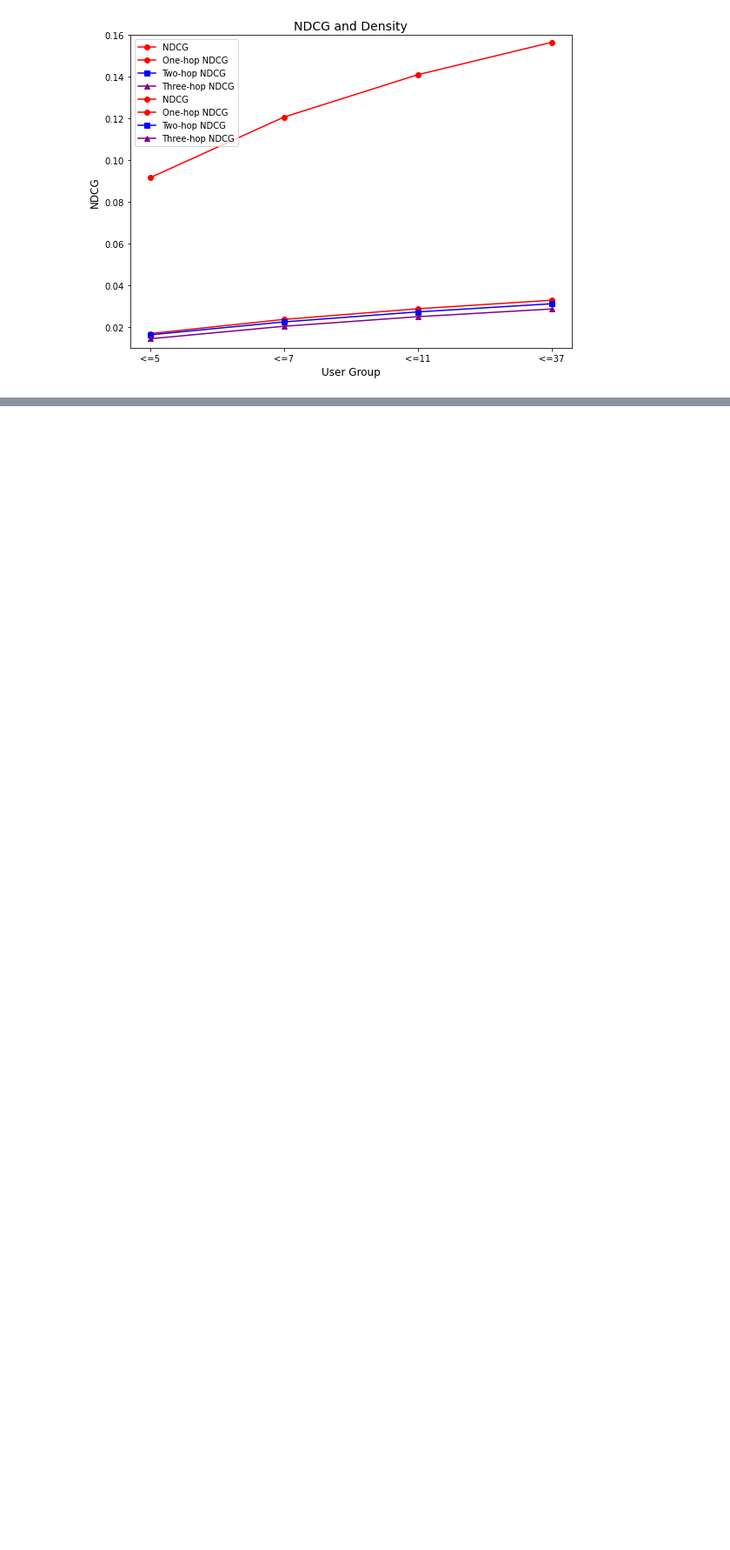
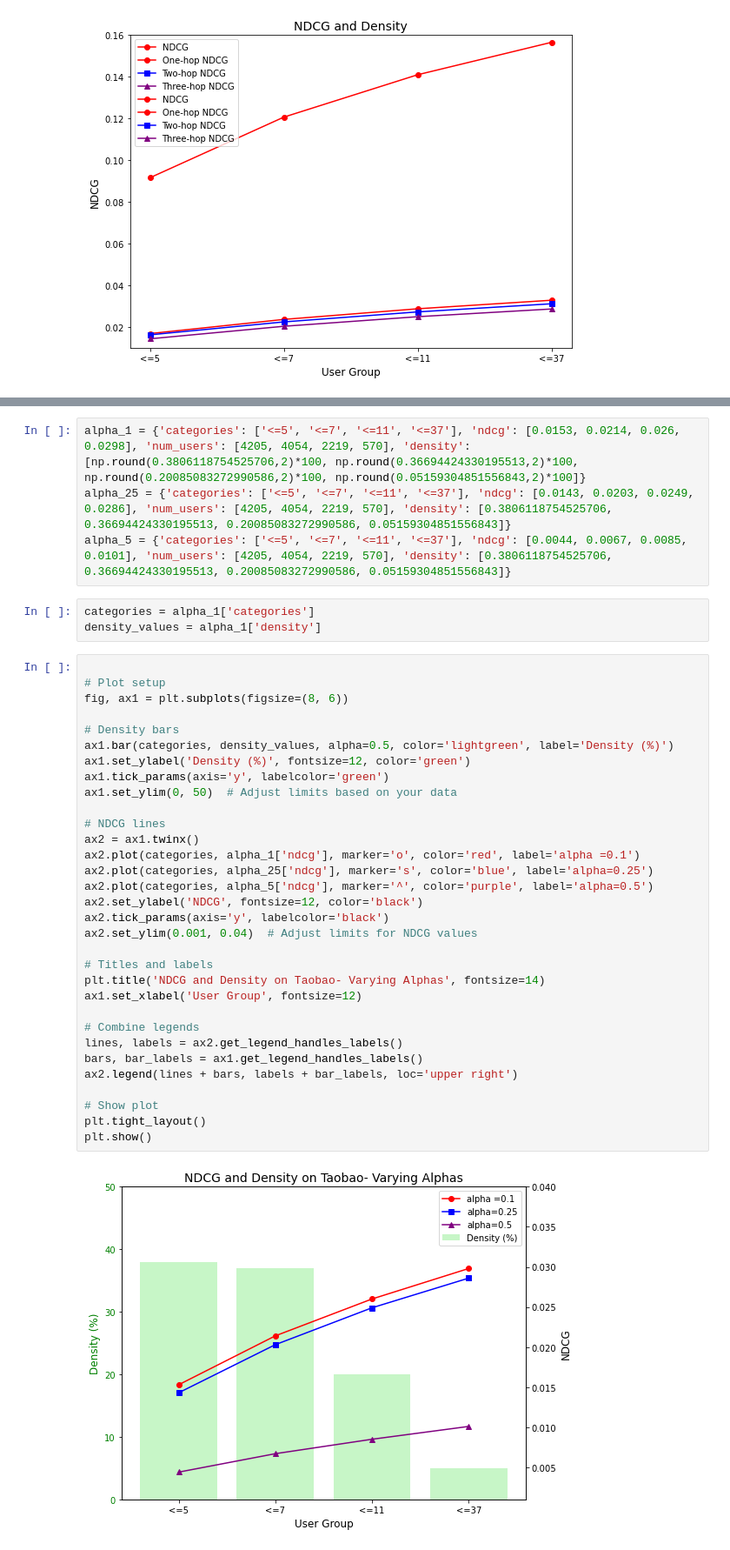
Before and after one commit to linhtpham09/CPSC483_finalproject, a Jupyter notebook: main_viz.ipynb, the cells around one changed output, grey strips where cells are left out. Shown at 87% size. Saved outputs shown, nothing was run; the diff lists cells and outputs as text; blank space fills up the shorter version.

```diff
--- a/main_viz.ipynb
+++ b/main_viz.ipynb
@@ -373,0 +377,41 @@ plt.show()
+# %%
+alpha_1 = {'categories': ['<=5', '<=7', '<=11', '<=37'], 'ndcg': [0.0153, 0.0214, 0.026, 0.0298], 'num_users': [4205, 4054, 2219, 570], 'density': [np.round(0.3806118754525706,2)*100, np.round(0.36694424330195513,2)*100, np.round(0.20085083272990586,2)*100, np.round(0.05159304851556843,2)*100]}
+alpha_25 = {'categories': ['<=5', '<=7', '<=11', '<=37'], 'ndcg': [0.0143, 0.0203, 0.0249, 0.0286], 'num_users': [4205, 4054, 2219, 570], 'density': [0.3806118754525706, 0.36694424330195513, 0.20085083272990586, 0.05159304851556843]}
+alpha_5 = {'categories': ['<=5', '<=7', '<=11', '<=37'], 'ndcg': [0.0044, 0.0067, 0.0085, 0.0101], 'num_users': [4205, 4054, 2219, 570], 'density': [0.3806118754525706, 0.36694424330195513, 0.20085083272990586, 0.05159304851556843]}
+# %%
+categories = alpha_1['categories']
+density_values = alpha_1['density']
+# %%
+
+# Plot setup
+fig, ax1 = plt.subplots(figsize=(8, 6))
+
+# Density bars
+ax1.bar(categories, density_values, alpha=0.5, color='lightgreen', label='Density (%)')
+ax1.set_ylabel('Density (%)', fontsize=12, color='green')
+ax1.tick_params(axis='y', labelcolor='green')
+ax1.set_ylim(0, 50)  # Adjust limits based on your data
+
+# NDCG lines
+ax2 = ax1.twinx()
+ax2.plot(categories, alpha_1['ndcg'], marker='o', color='red', label='alpha =0.1')
+ax2.plot(categories, alpha_25['ndcg'], marker='s', color='blue', label='alpha=0.25')
+ax2.plot(categories, alpha_5['ndcg'], marker='^', color='purple', label='alpha=0.5')
+ax2.set_ylabel('NDCG', fontsize=12, color='black')
+ax2.tick_params(axis='y', labelcolor='black')
+ax2.set_ylim(0.001, 0.04)  # Adjust limits for NDCG values
+
+# Titles and labels
+plt.title('NDCG and Density on Taobao- Varying Alphas', fontsize=14)
+ax1.set_xlabel('User Group', fontsize=12)
+
+# Combine legends
+lines, labels = ax2.get_legend_handles_labels()
+bars, bar_labels = ax1.get_legend_handles_labels()
+ax2.legend(lines + bars, labels + bar_labels, loc='upper right')
+
+# Show plot
+plt.tight_layout()
+plt.show()
+# %% [output]
+[figure, added]
```
Also changed, not shown: parts of 6 cells of this notebook, 6 other files.
